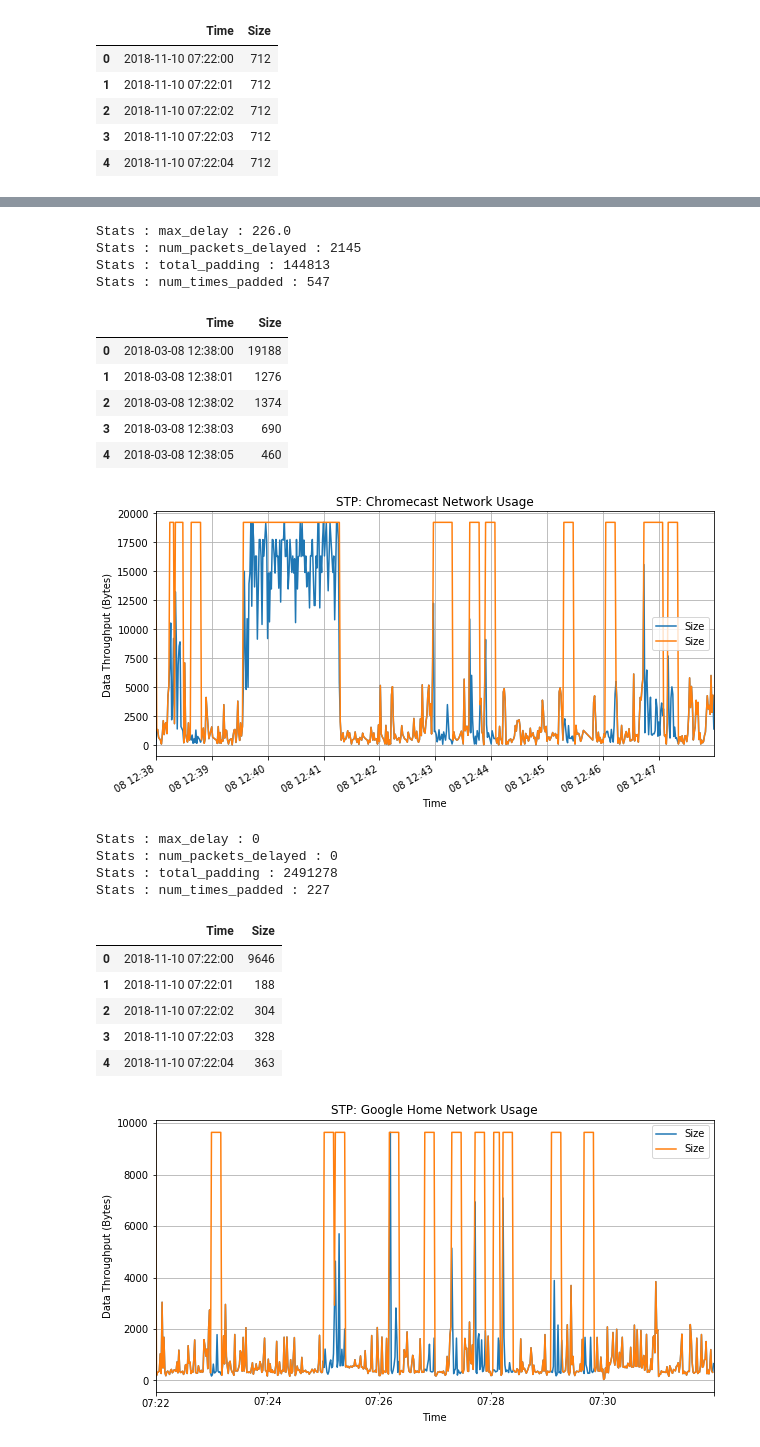
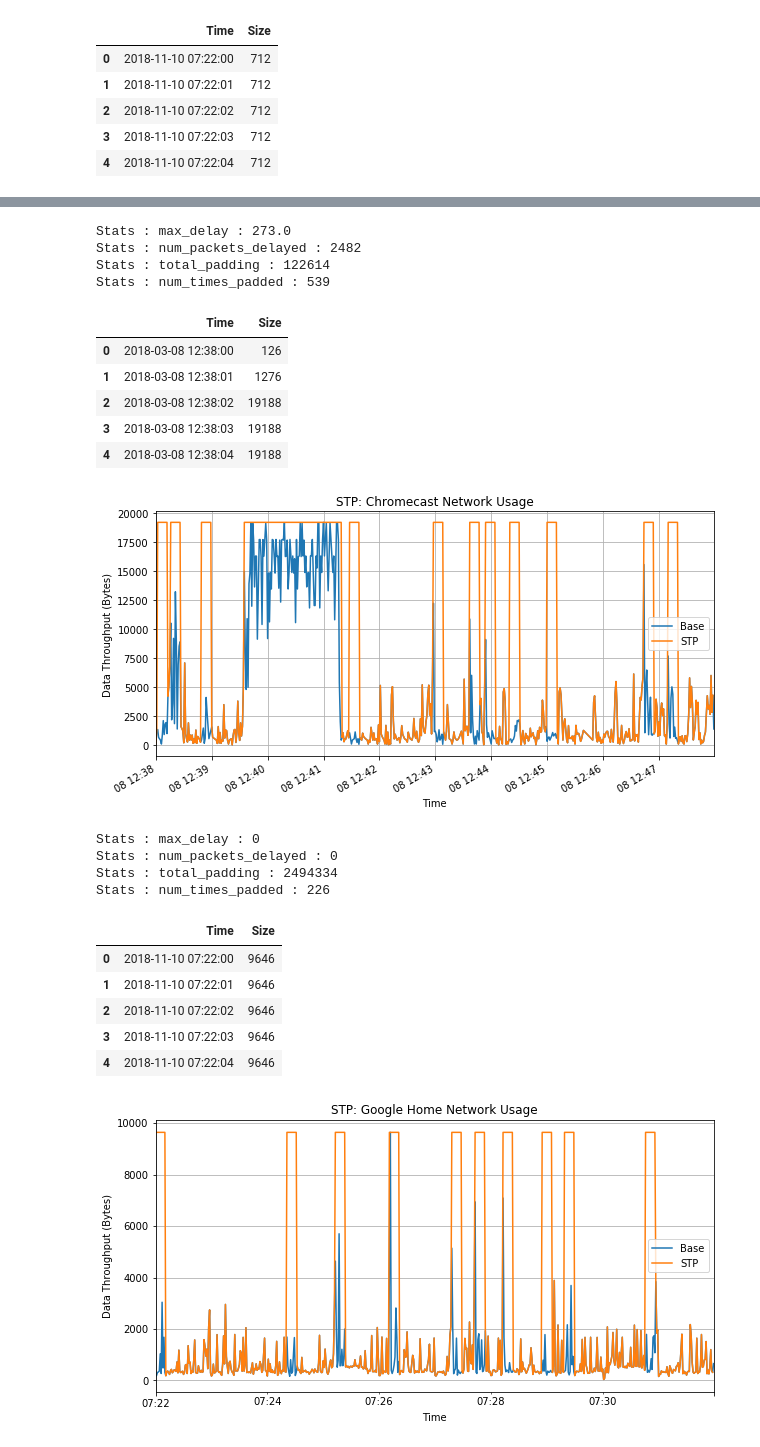
Before and after one commit to ayanpatel/iot-sec, a Jupyter notebook: plotDB.ipynb, the cells around one changed output, grey strips where cells are left out. Cells and saved outputs as stored; diff of their text form; code cells hidden in the pictures.

```diff
--- a/plotDB.ipynb
+++ b/plotDB.ipynb
@@ -260,11 +288,11 @@ plt.show()
 # %%
-for stat in ilp_var_stats:
-    print("Stats : {} : {}".format(stat,ilp_var_stats[stat]))
+for stat in google_home_ilp_var_stats:
+    print("Stats : {} : {}".format(stat,google_home_ilp_var_stats[stat]))
 # %% [output]
-Stats : max_delay : 226.0
-Stats : num_packets_delayed : 2145
-Stats : total_padding : 144813
-Stats : num_times_padded : 547
+Stats : max_delay : 273.0
+Stats : num_packets_delayed : 2482
+Stats : total_padding : 122614
+Stats : num_times_padded : 539
 # %%
 def stp_alg(input_df, R, q, threshold):
     output_df = pd.DataFrame(columns=['Time', 'Size'])
@@ -305,47 +333,49 @@ def stp_alg(input_df, R, q, threshold):
         current_time = current_time + datetime.timedelta(seconds=1)
     return output_df, stats
 # %%
-stp_df, stp_stats = stp_alg(df, int(df['Size'].max()), 0.15, 7500)
-stp_df.head()
+chromecast_stp_df, chromecast_stp_stats = stp_alg(df, int(df['Size'].max()), 0.15, 7500)
+chromecast_stp_df.head()
 # %% [output]
 |  | Time | Size |
-| 0 | 2018-03-08 12:38:00 | 19188 |
+| 0 | 2018-03-08 12:38:00 | 126 |
 | 1 | 2018-03-08 12:38:01 | 1276 |
-| 2 | 2018-03-08 12:38:02 | 1374 |
-| 3 | 2018-03-08 12:38:03 | 690 |
-| 4 | 2018-03-08 12:38:05 | 460 |
+| 2 | 2018-03-08 12:38:02 | 19188 |
+| 3 | 2018-03-08 12:38:03 | 19188 |
+| 4 | 2018-03-08 12:38:04 | 19188 |
 # %%
 ax = df.plot(x='Time', y='Size', kind='line', grid=True, title='Chromecast Network Usage', figsize=(10,5))
 ax.set_xlabel('Time')
 ax.set_ylabel('Data Throughput (Bytes)')
-stp_df.plot(x='Time', y='Size', kind='line', grid=True, title='STP: Chromecast Network Usage', figsize=(10,5), ax=ax)
+chromecast_stp_df.plot(x='Time', y='Size', kind='line', grid=True, title='STP: Chromecast Network Usage', figsize=(10,5), ax=ax)
+plt.legend(['Base', 'STP'])
 plt.show()
 # %% [output]
-[figure, old version]
+[figure, new version]
 # %%
-for stat in stp_stats:
-    print("Stats : {} : {}".format(stat,stp_stats[stat]))
+for stat in chromecast_stp_stats:
+    print("Stats : {} : {}".format(stat,chromecast_stp_stats[stat]))
 # %% [output]
 Stats : max_delay : 0
 Stats : num_packets_delayed : 0
-Stats : total_padding : 2491278
-Stats : num_times_padded : 227
+Stats : total_padding : 2494334
+Stats : num_times_padded : 226
 # %%
-stp_df, stp_stats = stp_alg(df2, int(df2['Size'].max()), 0.15, 4000)
-stp_df.head()
+google_home_stp_df, google_home_stp_stats = stp_alg(df2, int(df2['Size'].max()), 0.15, 4000)
+google_home_stp_df.head()
 # %% [output]
 |  | Time | Size |
 | 0 | 2018-11-10 07:22:00 | 9646 |
-| 1 | 2018-11-10 07:22:01 | 188 |
-| 2 | 2018-11-10 07:22:02 | 304 |
-| 3 | 2018-11-10 07:22:03 | 328 |
-| 4 | 2018-11-10 07:22:04 | 363 |
+| 1 | 2018-11-10 07:22:01 | 9646 |
+| 2 | 2018-11-10 07:22:02 | 9646 |
+| 3 | 2018-11-10 07:22:03 | 9646 |
+| 4 | 2018-11-10 07:22:04 | 9646 |
 # %%
 ax = df2.plot(x='Time', y='Size', kind='line', grid=True, title='Google Home Network Usage', figsize=(10,5))
 ax.set_xlabel('Time')
 ax.set_ylabel('Data Throughput (Bytes)')
-stp_df.plot(x='Time', y='Size', kind='line', grid=True, title='STP: Google Home Network Usage', figsize=(10,5), ax=ax)
+google_home_stp_df.plot(x='Time', y='Size', kind='line', grid=True, title='STP: Google Home Network Usage', figsize=(10,5), ax=ax)
+plt.legend(['Base', 'STP'])
 plt.show()
 # %% [output]
-[figure, old version]
+[figure, new version]
 # %%
```
Also changed, not shown: parts of 16 cells of this notebook.
